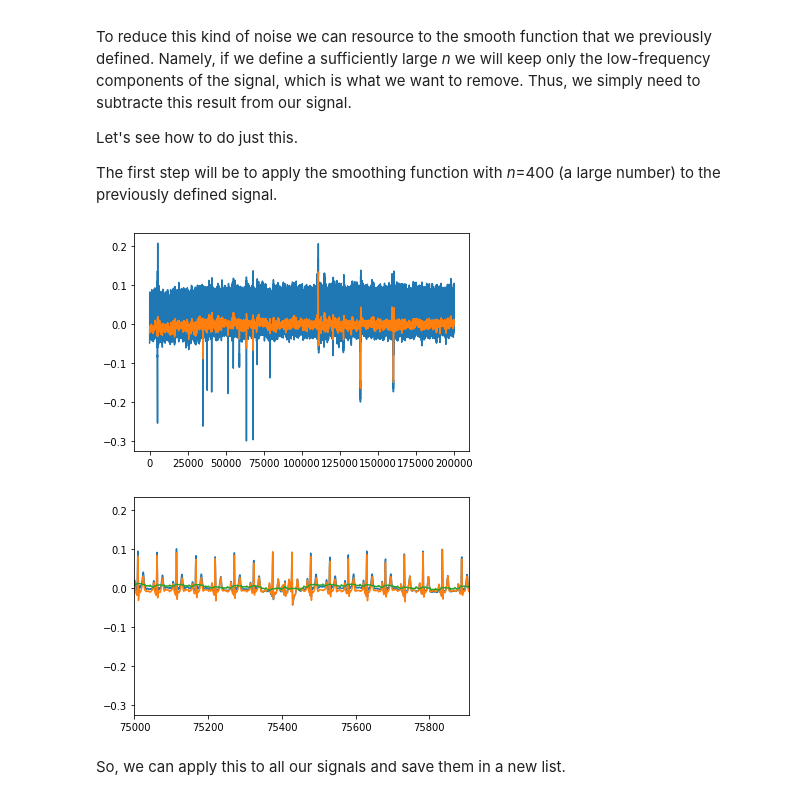
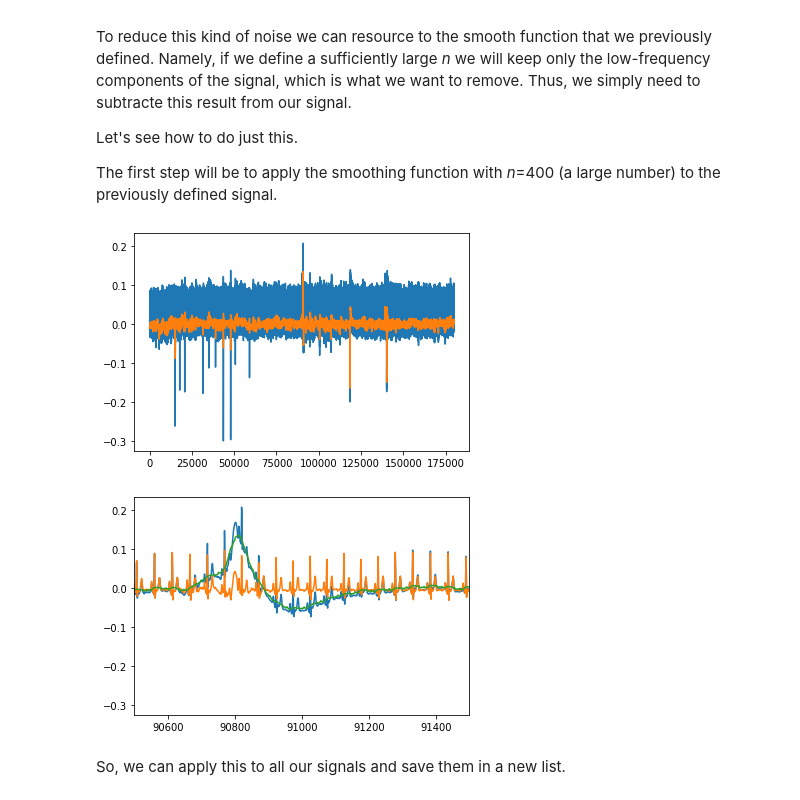
Before and after one commit to djsabelo/BiosignalsDeepLearningWorkshop, a Jupyter notebook: SignalProcessingForSynthesis_completed.ipynb, the cells around one changed output. Drawn from its saved outputs; the diff is of its cells as text; code cells hidden in the pictures.

```diff
--- a/SignalProcessingForSynthesis_completed.ipynb
+++ b/SignalProcessingForSynthesis_completed.ipynb
@@ -66,5 +44,10 @@ for file in files:
   if '.mat' in file: # check if file corresponds to a data file
     folder_file = os.path.join(folder, file) # join the folder path and file name
     signals = loadmat(folder_file)['val'] # Get the signals from file
-    single_signal = signals[1] # Get the first signal
+    single_signal = signals[1][100000:] # Get the first signal
+
+    plt.figure()
+    plt.plot(single_signal)
+    plt.show()
+
     data.append(single_signal) # Load and store the data
@@ -311,18 +300,18 @@ plt.plot(signal)
 plt.plot(baseline_wander)
 plt.show()
 # %% [output]
-[figure, old version]
+[figure, new version]
 # %%
 filtered_signal = signal - baseline_wander
 # %%
 plt.figure()
 plt.plot(signal)
 plt.plot(filtered_signal)
 plt.plot(baseline_wander)
-plt.xlim(75000, 75908)
+plt.xlim(90500, 91500)
 plt.show()
 # %% [output]
-[figure, old version]
+[figure, new version]
 # %% [markdown]
 So, we can apply this to all our signals and save them in a new list.
 # %%
```
Also changed, not shown: parts of 16 cells of this notebook.
